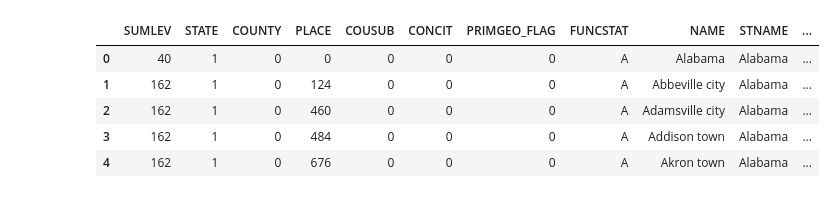
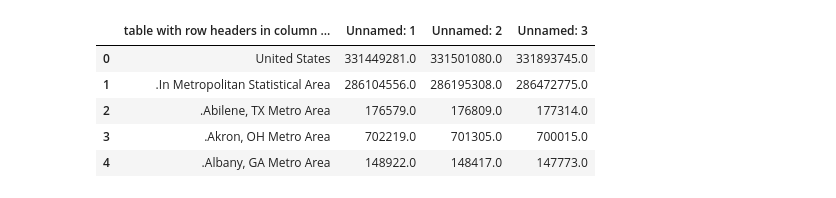
Before and after one commit to RL-Lane/Professional-Sports, a Jupyter notebook: US Census Data.ipynb, the cells around one changed output. Drawn from its saved outputs; the diff is of its cells as text; code cells hidden in the pictures.

Commit message:
us census data upload

```diff
--- a/US Census Data.ipynb
+++ b/US Census Data.ipynb
@@ -1,13 +1,16 @@
 # %%
 import pandas as pd
 # %%
-csv_file = 'Resources/sub-est2021_1.csv'
-census_2021_df = pd.read_csv(csv_file)
+xlsx_file = 'Resources/cbsa-met-est2021-pop.xlsx'
+
+census_2021_df = pd.read_excel(xlsx_file,
+                               skiprows = range(1,4))
+#census_2021_df = pd.read_excel(xlsx_file)
 census_2021_df.head()
 # %% [output]
-|  | SUMLEV | STATE | COUNTY | PLACE | COUSUB | CONCIT | PRIMGEO_FLAG | FUNCSTAT | NAME | STNAME | ... |
-| 0 | 40 | 1 | 0 | 0 | 0 | 0 | 0 | A | Alabama | Alabama | ... |
-| 1 | 162 | 1 | 0 | 124 | 0 | 0 | 0 | A | Abbeville city | Alabama | ... |
-| 2 | 162 | 1 | 0 | 460 | 0 | 0 | 0 | A | Adamsville city | Alabama | ... |
-| 3 | 162 | 1 | 0 | 484 | 0 | 0 | 0 | A | Addison town | Alabama | ... |
-| 4 | 162 | 1 | 0 | 676 | 0 | 0 | 0 | A | Akron town | Alabama | ... |
+|  | table with row headers in column ... | Unnamed: 1 | Unnamed: 2 | Unnamed: 3 |
+| 0 | United States | 331449281.0 | 331501080.0 | 331893745.0 |
+| 1 | .In Metropolitan Statistical Area | 286104556.0 | 286195308.0 | 286472775.0 |
+| 2 | .Abilene, TX Metro Area | 176579.0 | 176809.0 | 177314.0 |
+| 3 | .Akron, OH Metro Area | 702219.0 | 701305.0 | 700015.0 |
+| 4 | .Albany, GA Metro Area | 148922.0 | 148417.0 | 147773.0 |
```
Also changed, not shown: parts of 9 cells of this notebook, 4 other files.
